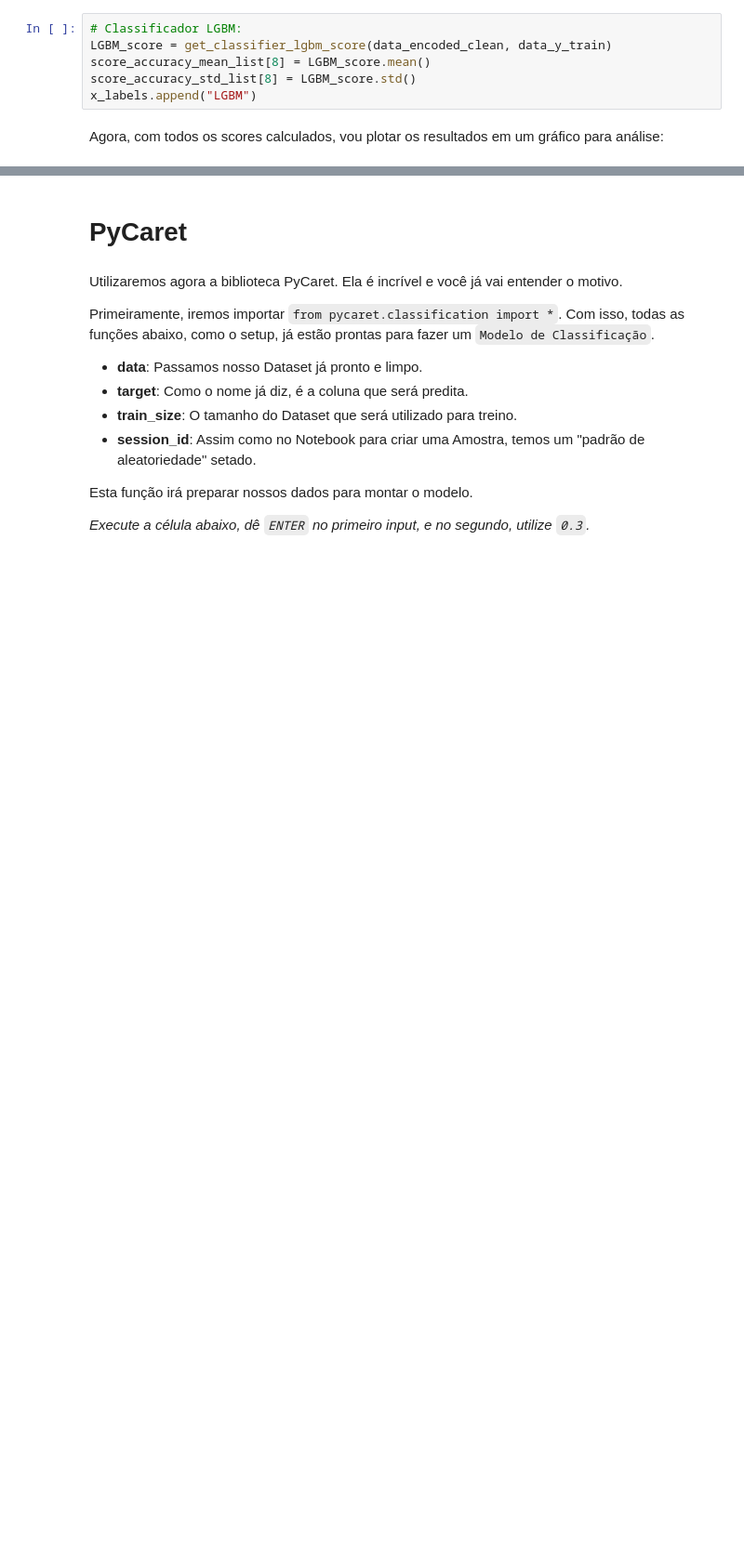
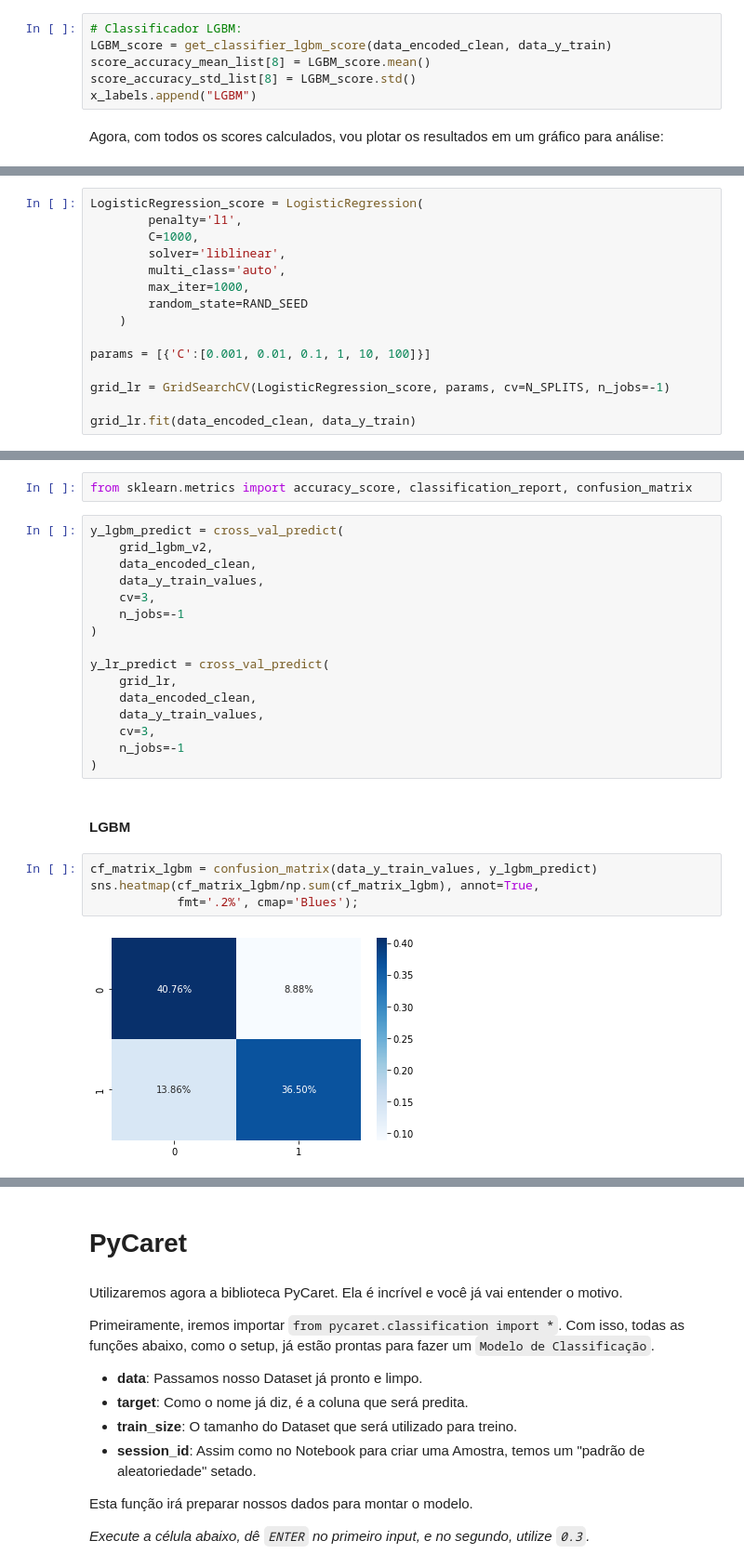
Before and after one commit to henriquemf/projeto-machine-learning, a Jupyter notebook: projeto.ipynb, the cells around one changed output, grey strips where cells are left out. Shown: that part at 93% size. Drawn from its saved outputs; the diff is of its cells as text; blank space fills up the shorter version.

```diff
--- a/projeto.ipynb
+++ b/projeto.ipynb
@@ -929,0 +1042,15 @@ pd.DataFrame({
+# %%
+LogisticRegression_score = LogisticRegression(
+        penalty='l1',
+        C=1000,
+        solver='liblinear',
+        multi_class='auto',
+        max_iter=1000,
+        random_state=RAND_SEED
+    )
+
+params = [{'C':[0.001, 0.01, 0.1, 1, 10, 100]}]
+
+grid_lr = GridSearchCV(LogisticRegression_score, params, cv=N_SPLITS, n_jobs=-1)
+
+grid_lr.fit(data_encoded_clean, data_y_train)
@@ -929,0 +1124,26 @@ pd.DataFrame({
+# %%
+from sklearn.metrics import accuracy_score, classification_report, confusion_matrix
+# %%
+y_lgbm_predict = cross_val_predict(
+    grid_lgbm_v2,
+    data_encoded_clean,
+    data_y_train_values,
+    cv=3,
+    n_jobs=-1
+)
+
+y_lr_predict = cross_val_predict(
+    grid_lr,
+    data_encoded_clean,
+    data_y_train_values,
+    cv=3,
+    n_jobs=-1
+)
+# %% [markdown]
+#### LGBM
+# %%
+cf_matrix_lgbm = confusion_matrix(data_y_train_values, y_lgbm_predict)
+sns.heatmap(cf_matrix_lgbm/np.sum(cf_matrix_lgbm), annot=True,
+            fmt='.2%', cmap='Blues');
+# %% [output]
+[figure, added]
```
Also changed, not shown: parts of 41 cells of this notebook, 4 other files.
